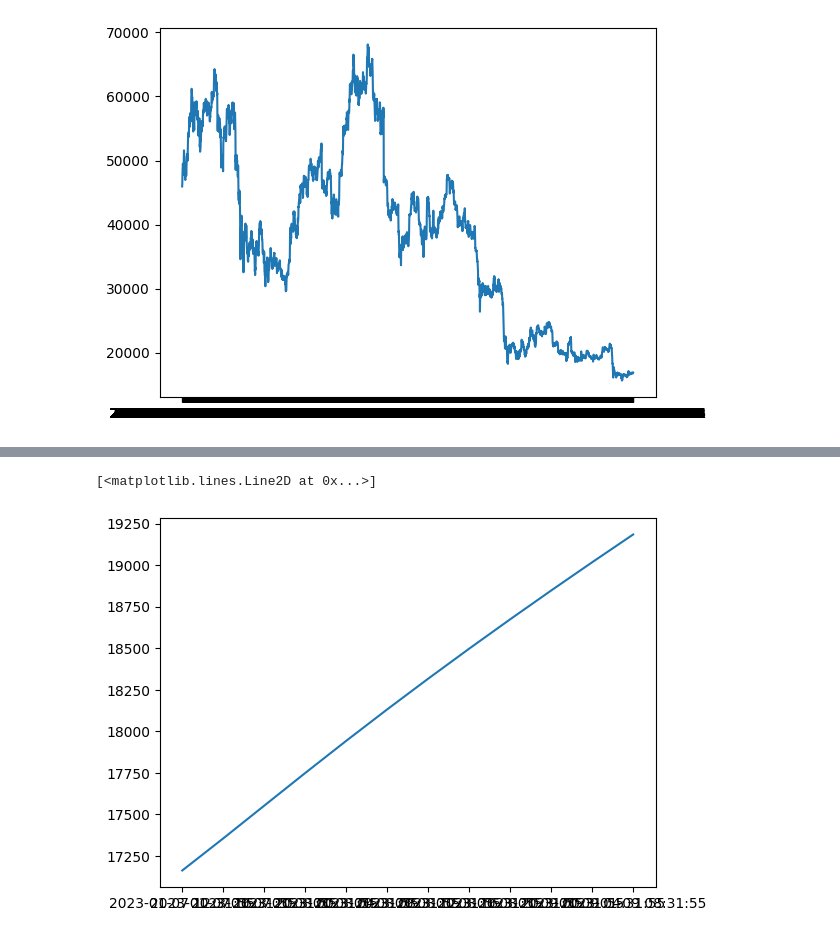
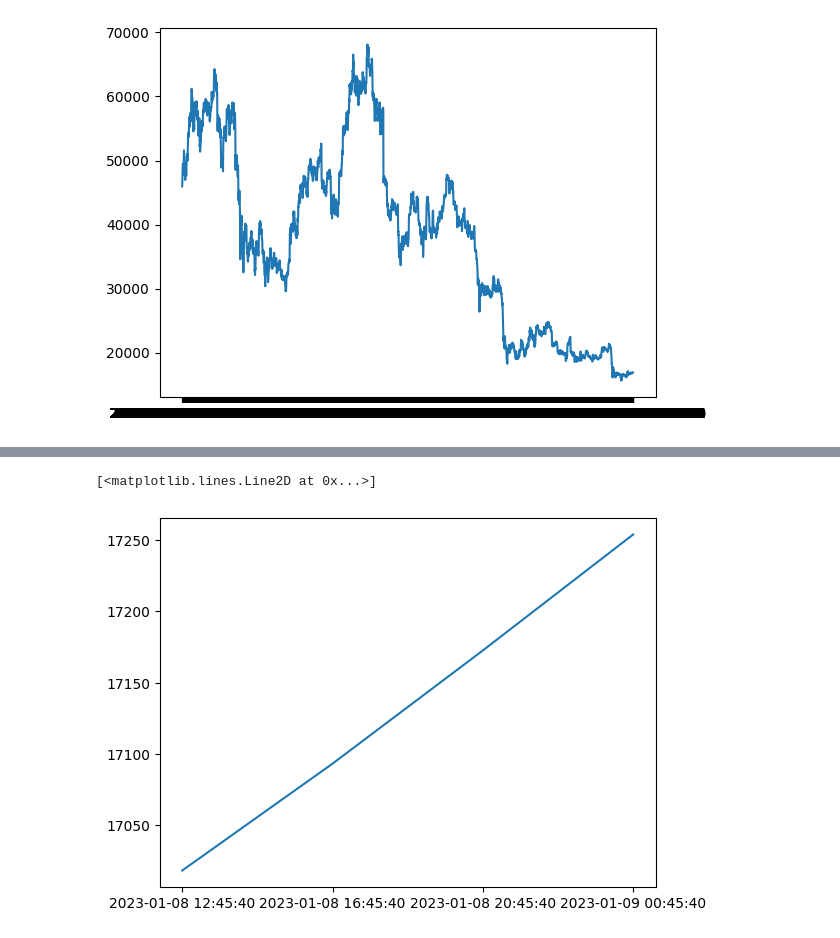
Before and after one commit to jrggerz/bitcoin_series_prediction, a Jupyter notebook: bitcoin_pred.ipynb, the cells around one changed output, grey strips where cells are left out. Cells and saved outputs as stored; diff of their text form; code cells hidden in the pictures.

```diff
--- a/bitcoin_pred.ipynb
+++ b/bitcoin_pred.ipynb
@@ -91,8 +91,8 @@ for month_loop in range (3, 12):
         #requeset info from binance
         #req_loop = requests.get(url_loop, stream=True)
         #print(req_loop.status_code)
-        z = zipfile.ZipFile(io.BytesIO(req_loop.content))
-        z.extractall(os.path.join(os.getcwd(), 'data-btc'))
+        #z = zipfile.ZipFile(io.BytesIO(req_loop.content))
+        #z.extractall(os.path.join(os.getcwd(), 'data-btc'))
         csv_name_loop = bitcoin_par+'-'+time_lapse+'-'+str(2021)+'-'+str(month_inloop)+'-'+str(day_inloop)+'.csv'
         #print(csv_name_loop)
         df  =    pd.read_csv(os.path.join(os.getcwd(), 'data-btc', csv_name_loop)
@@ -122,8 +122,8 @@ for month_loop in range (1, 12):
         #requeset info from binance
         #req_loop = requests.get(url_loop, stream=True)
         #print(req_loop.status_code)
-        z = zipfile.ZipFile(io.BytesIO(req_loop.content))
-        z.extractall(os.path.join(os.getcwd(), 'data-btc'))
+        #z = zipfile.ZipFile(io.BytesIO(req_loop.content))
+        #z.extractall(os.path.join(os.getcwd(), 'data-btc'))
         csv_name_loop = bitcoin_par+'-'+time_lapse+'-'+str(2022)+'-'+str(month_inloop)+'-'+str(day_inloop)+'.csv'
         #print(csv_name_loop)
         df  =    pd.read_csv(os.path.join(os.getcwd(), 'data-btc', csv_name_loop)
@@ -145,7 +145,7 @@ for month_loop in range (1, 2):
     else:
         days_range = 29
     month_inloop =  '0'+str(month_loop) if month_loop < 10 else str(month_loop)
-    for day_loop in range(1, 7):#days_range
+    for day_loop in range(1, 8):#days_range
         day_inloop = '0'+str(day_loop) if day_loop < 10 else str(day_loop)
         url_loop = url+str(2023)+'-'+str(month_inloop)+'-'+str(day_inloop)+zip
         #print(url_loop)
@@ -170,7 +170,7 @@ for month_loop in range (1, 2):
 
 
 last_date = datetime.now()
-unix_last_date = datetime.timestamp(presentDate)*1000
+unix_last_date = datetime.timestamp(last_date)*1000
 print(x[-1], unix_last_date)
 req_bin_today = requests.get('https://api.binance.com/api/v3/avgPrice?symbol=BTCUSDT', stream=True)
 last_price = req_bin_today.json()['price']
@@ -216,7 +217,7 @@ plt.show()
 # %% [output]
 [figure]
 # %%
-def prepare_y_series(np_array, series_size = 10):
+def prepare_y_series(np_array, series_size = 26):
     x_series = []
     y_series = []
     for y_val in range(len(np_array)-series_size):
@@ -239,7 +240,7 @@ x_plt_test = x[nintfive_perc:hun_perc]
 # %%
 #new maderfucking model
 mamfmodel = tf.keras.models.Sequential()
-mamfmodel.add(tf.keras.layers.InputLayer((10, 1)))
+mamfmodel.add(tf.keras.layers.InputLayer((26, 1)))
 mamfmodel.add(tf.keras.layers.LSTM(units = 64))
 mamfmodel.add(tf.keras.layers.Dense(8, 'relu'))
 mamfmodel.add(tf.keras.layers.Dense(1, 'linear'))
@@ -263,5 +264,5 @@ _________________________________________________________________
 # %%
 cp = tf.keras.callbacks.ModelCheckpoint('mamfmodel/', save_best_only=True)
 mamfmodel.compile(loss='mean_squared_error', optimizer='adam',metrics= tf.keras.metrics.RootMeanSquaredError())
-mamfmodel.fit(x_train, y_train, validation_data=(x_valid, y_valid), epochs=125, callbacks=[cp])
+mamfmodel.fit(x_train, y_train, validation_data=(x_valid, y_valid), epochs=100, callbacks=[cp])
 # %% [output]
@@ -325,7 +334,7 @@ def predict_next_days(model_ker : tf.keras.models, data , days = 1, hours = 4):
     last_series = new_pred_series
     '''
     for i in range(days*hours):
-        pred = mamfmodel.predict(last_series).flatten()
+        pred = model_ker.predict(last_series).flatten()
         new_pred_series = np.delete(last_series, 0)
         new_pred_series = np.append(new_pred_series, pred)
         new_pred_series = bracket_list(new_pred_series)
@@ -344,8 +353,8 @@ def add_days(x_ser, days = 1, hours = 4):
 
 
 #print(y_close.shape)
-x_next_days = add_days(x, days = 3)
-y_next_pred = predict_next_days(mamfmodel, x_series_def , 3)
+x_next_days = add_days(x, days = 1)
+y_next_pred = predict_next_days(mamfmodel, x_series_def , 1)
 #new_time = int(str(time_unix)[0:10])
 #unixToDatetime = datetime.fromtimestamp(new_time).strftime('%Y-%m-%d %H:%M:%S')
 last_day = x_next_days[-1]
@@ -375,2 +376,2 @@ plt.plot(cast_time_data(x_next_days),scaler.inverse_transform(y_next_pred))
 [<matplotlib.lines.Line2D at 0x...>]
-[figure, old version]
+[figure, new version]
```
Also changed, not shown: parts of 7 cells of this notebook, 6 other files.
